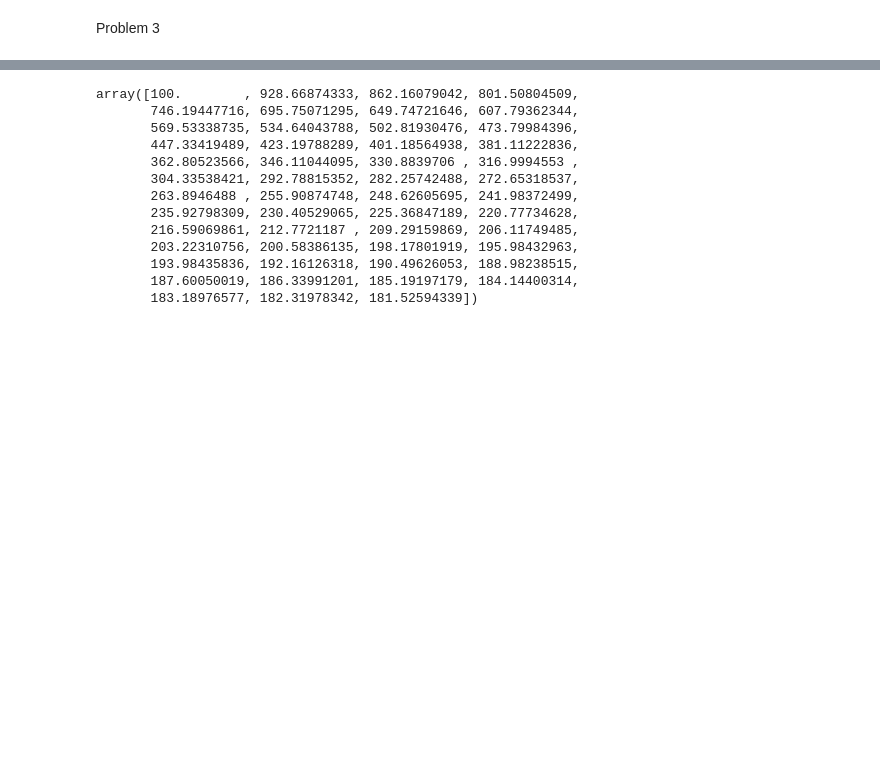
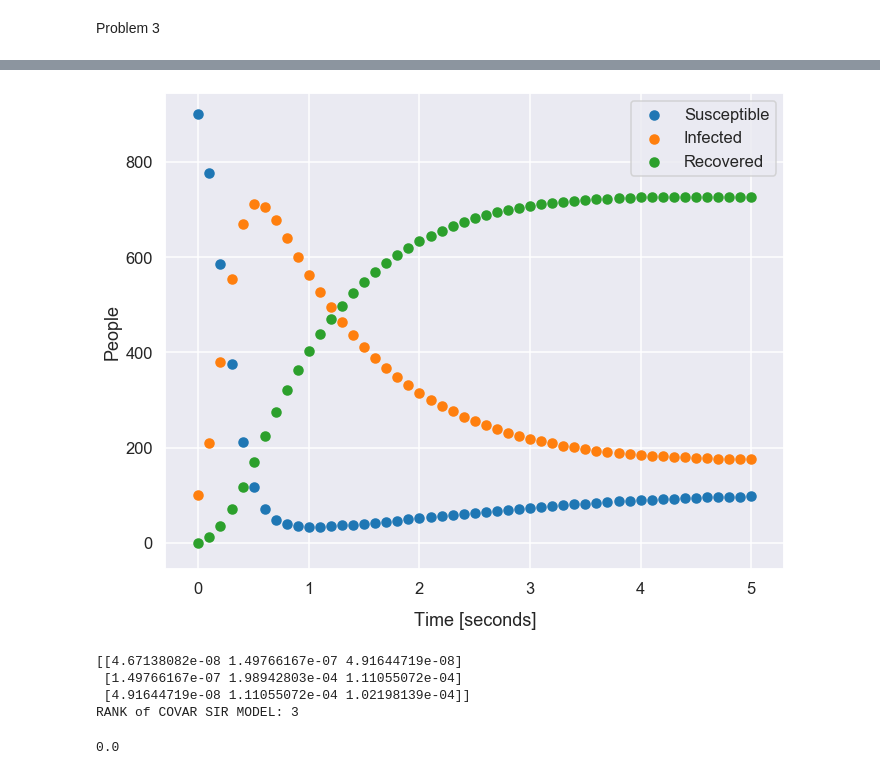
Before and after one commit to adamcwatts/MA540_UQ, a Jupyter notebook: Project3/Project3_Workup.ipynb, the cells around one changed output, grey strips where cells are left out. Cells and saved outputs as stored; diff of their text form; code cells hidden in the pictures; blank space fills up the shorter version.

```diff
--- a/Project3/Project3_Workup.ipynb
+++ b/Project3/Project3_Workup.ipynb
@@ -269,16 +272,11 @@ plt.tight_layout()
-# %%
-sol.y[1]
-# %% [output]
-array([100.        , 928.66874333, 862.16079042, 801.50804509,
-       746.19447716, 695.75071295, 649.74721646, 607.79362344,
-       569.53338735, 534.64043788, 502.81930476, 473.79984396,
-       447.33419489, 423.19788289, 401.18564938, 381.11222836,
-       362.80523566, 346.11044095, 330.8839706 , 316.9994553 ,
-       304.33538421, 292.78815352, 282.25742488, 272.65318537,
-       263.8946488 , 255.90874748, 248.62605695, 241.98372499,
-       235.92798309, 230.40529065, 225.36847189, 220.77734628,
-       216.59069861, 212.7721187 , 209.29159869, 206.11749485,
-       203.22310756, 200.58386135, 198.17801919, 195.98432963,
-       193.98435836, 192.16126318, 190.49626053, 188.98238515,
-       187.60050019, 186.33991201, 185.19197179, 184.14400314,
-       183.18976577, 182.31978342, 181.52594339])
+# %%
+fig, axe = plt.subplots(ncols=1, nrows=1, figsize=(10,8))
+plt.scatter(t_domain, sol_optimal.y[0], label='Susceptible')
+plt.scatter(t_domain, sol_optimal.y[1], label='Infected')
+plt.scatter(t_domain, sol_optimal.y[2], label='Recovered')
+plt.ylabel('People')
+plt.xlabel('Time [seconds]', labelpad=15)
+plt.legend()
+plt.tight_layout()
+# %% [output]
+[figure, added]
@@ -284,0 +299,21 @@ array([100.        , 928.66874333, 862.16079042, 801.50804509,
+# %%
+Chi_SIR = sensitvity_gen(1, solution_to_minimize_me.x)
+Res_SIR = SIR_DATA[:, 1] - sol_optimal.y[1]
+var_SIR = (1 / (51-3))*(np.transpose(Res_SIR)@Res_SIR)
+
+covar_SIR = var_SIR*np.linalg.inv(np.transpose(Chi_SIR)@Chi_SIR)
+rank_of_covar_SIR = np.linalg.matrix_rank(covar_SIR)
+print(covar_SIR)
+print('RANK of COVAR SIR MODEL:', rank_of_covar_SIR)
+
+t_inv = scipy.stats.t.ppf(1-0.05/2, 51-3)
+
+gamma_CI = t_inv*np.sqrt(var_SIR)*np.sqrt(covar_SIR[0][0]/var_SIR)
+r_CI =  t_inv*np.sqrt(var_SIR)*np.sqrt(covar_SIR[1][1]/var_SIR)
+delta_CI = t_inv*np.sqrt(var_SIR)*np.sqrt(covar_SIR[2][2]/var_SIR)
+# %% [output]
+[[4.67138082e-08 1.49766167e-07 4.91644719e-08]
+ [1.49766167e-07 1.98942803e-04 1.11055072e-04]
+ [4.91644719e-08 1.11055072e-04 1.02198139e-04]]
+RANK of COVAR SIR MODEL: 3
+0.0
```
Also changed, not shown: parts of 9 cells of this notebook.
